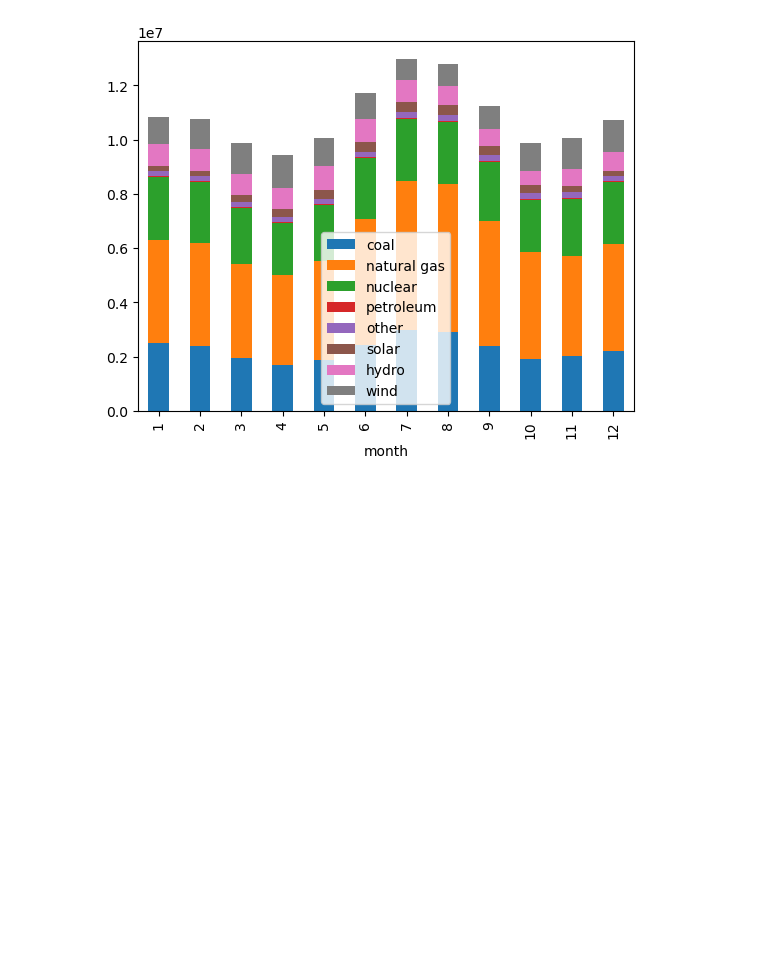
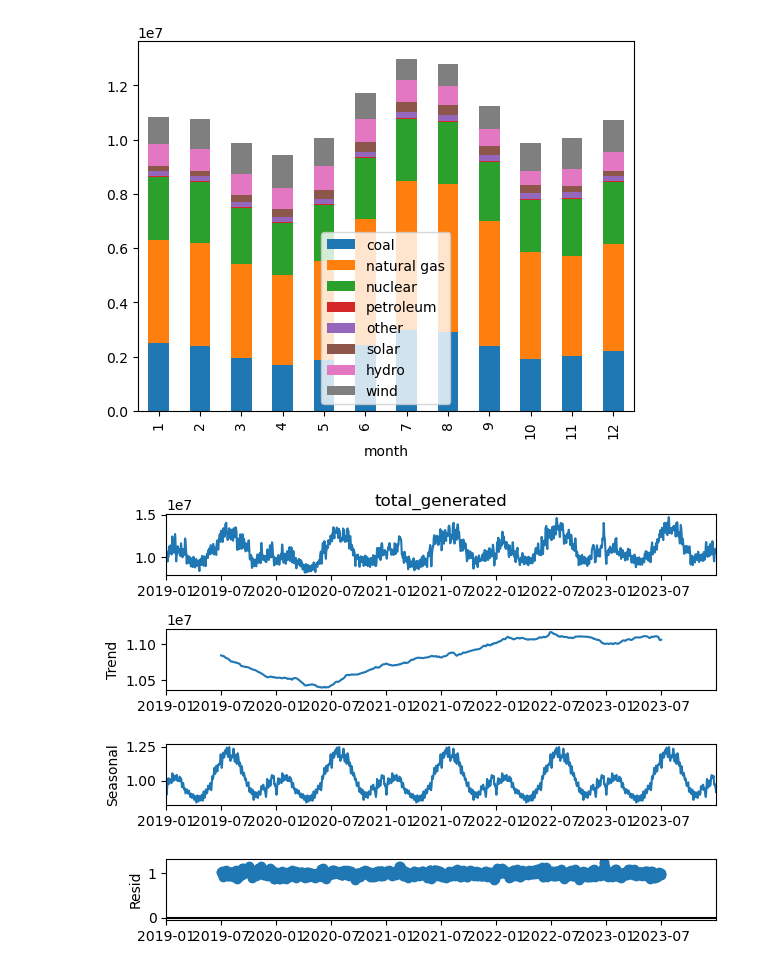
Before and after one commit to sbenston/energy_forecasting, a Jupyter notebook: energy_data_exploration.ipynb, the cells around one changed output. Drawn from its saved outputs; the diff is of its cells as text; code cells hidden in the pictures; blank space fills up the shorter version.

Commit message:
Add seasonal decomposition of data

```diff
--- a/energy_data_exploration.ipynb
+++ b/energy_data_exploration.ipynb
@@ -193,3 +195,15 @@ energy_by_month.iloc[:,:-2].plot.bar(stacked=True)
 # %% [output]
 <AxesSubplot: xlabel='month'>
 [figure]
+# %%
+# Function to seasonally decompose a column and plot result
+def decomposition_plot(col):
+    decomposition_result = seasonal_decompose(col[::-1], period=365, model='multiplicative')
+
+    decomposition_result.plot()
+    plt.show()
+# %%
+# Use seasonal decomposition on total energy generated
+decomposition_plot(energy_df['total_generated'])
+# %% [output]
+[figure, added]
```
Also changed, not shown: parts of 2 cells of this notebook.
